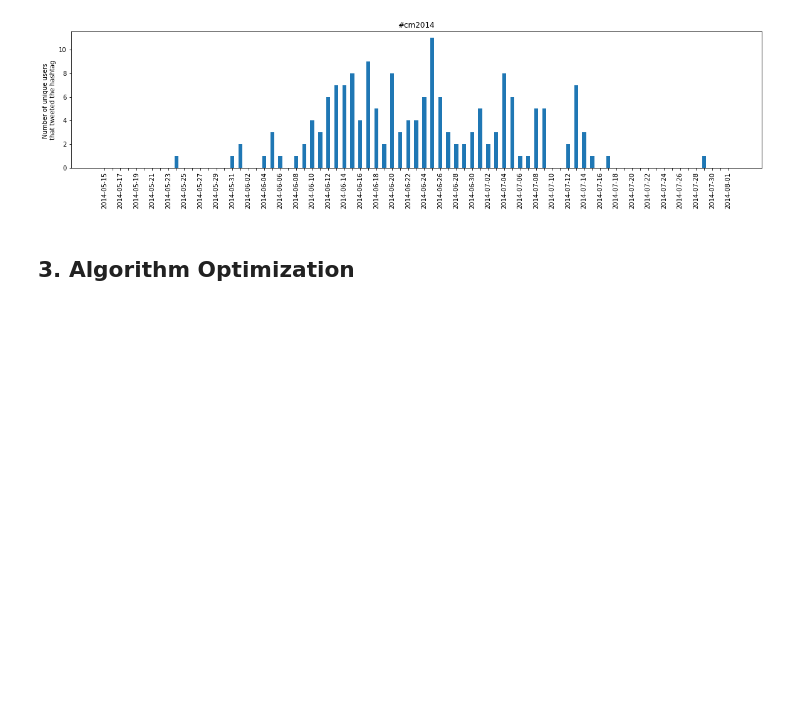
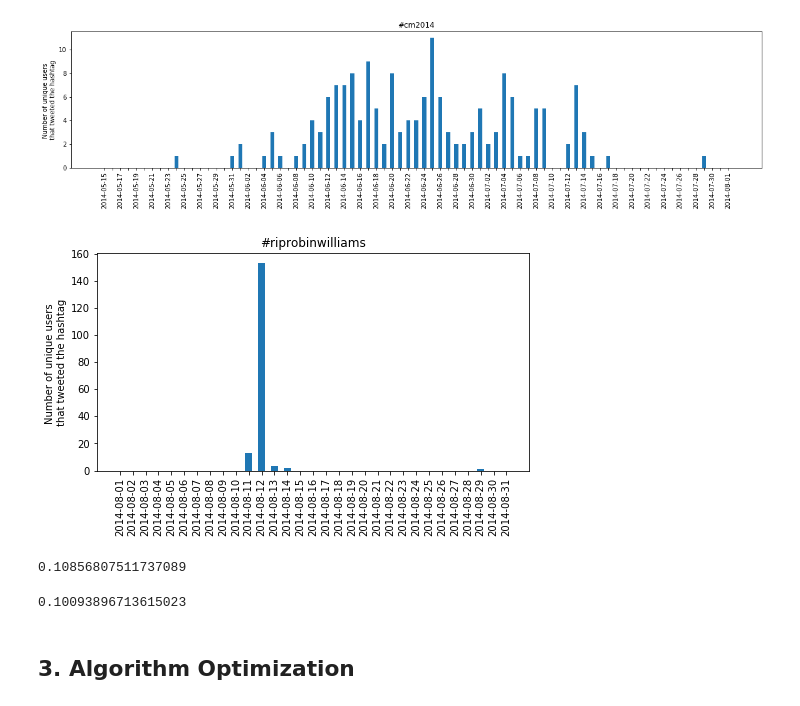
Before and after one commit to brunowicht/ada_project, a Jupyter notebook: project/project.ipynb, the cells around one changed output. Cells and saved outputs as stored; diff of their text form; code cells hidden in the pictures; blank space fills up the shorter version.

Commit message:
average unique authors

```diff
--- a/project/project.ipynb
+++ b/project/project.ipynb
@@ -396,3 +395,7 @@ def plot_hashtag_occurence_for_dates(hashtag, dic_tag_days, start_date, end_date
 plot_hashtag_occurence_for_dates('#cm2014', dic_tag_days, date(2014, 5, 15), date(2014, 8, 1))
 # %% [output]
 [figure]
+# %%
+plot_hashtag_occurence_for_dates('#riprobinwilliams', dic_tag_days, date(2014, 8, 1), date(2014, 8, 31))
+# %% [output]
+[figure, added]
@@ -399,3 +415,11 @@ plot_hashtag_occurence_for_dates('#cm2014', dic_tag_days, date(2014, 5, 15), dat
+# %%
+get_average_unique_authors('#cm2014', dic_tag_days, date(2010, 1, 1), date(2016, 12, 31))
+# %% [output]
+0.10856807511737089
+# %%
+get_average_unique_authors('#riprobinwilliams', dic_tag_days, date(2010, 1, 1), date(2016, 12, 31))
+# %% [output]
+0.10093896713615023
 # %% [markdown]
 ## 3. Algorithm Optimization
 # %% [markdown]
```
Also changed, not shown: parts of 2 cells of this notebook.
